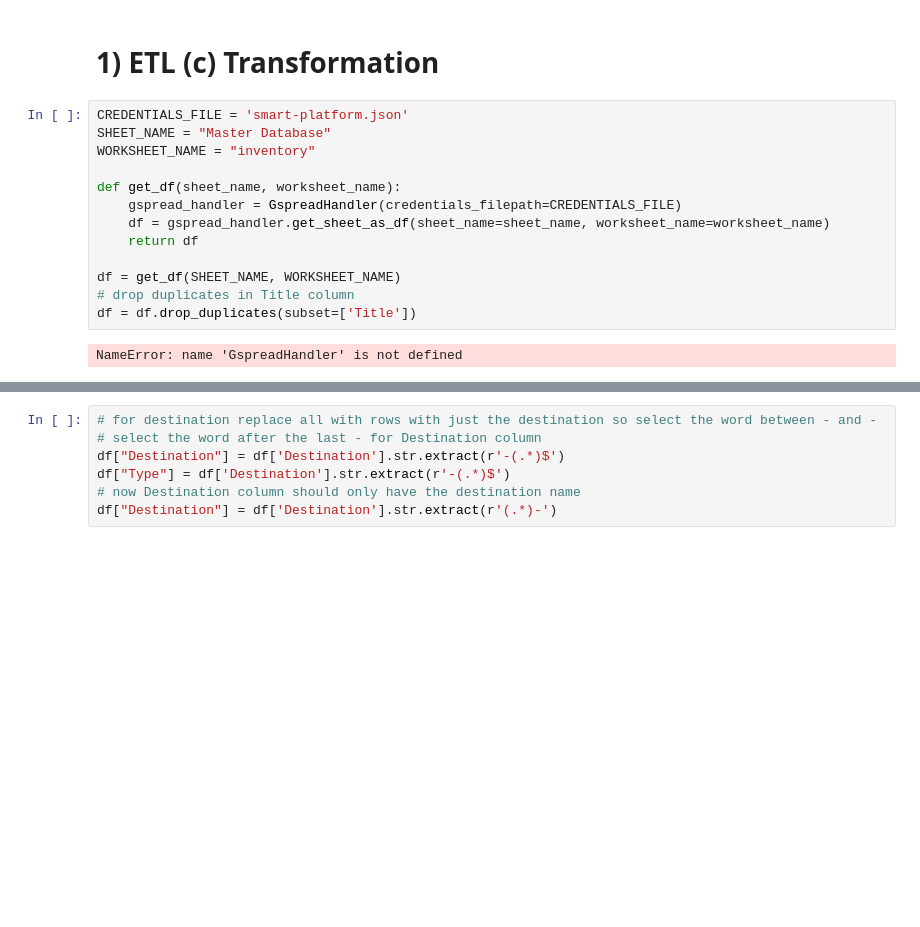
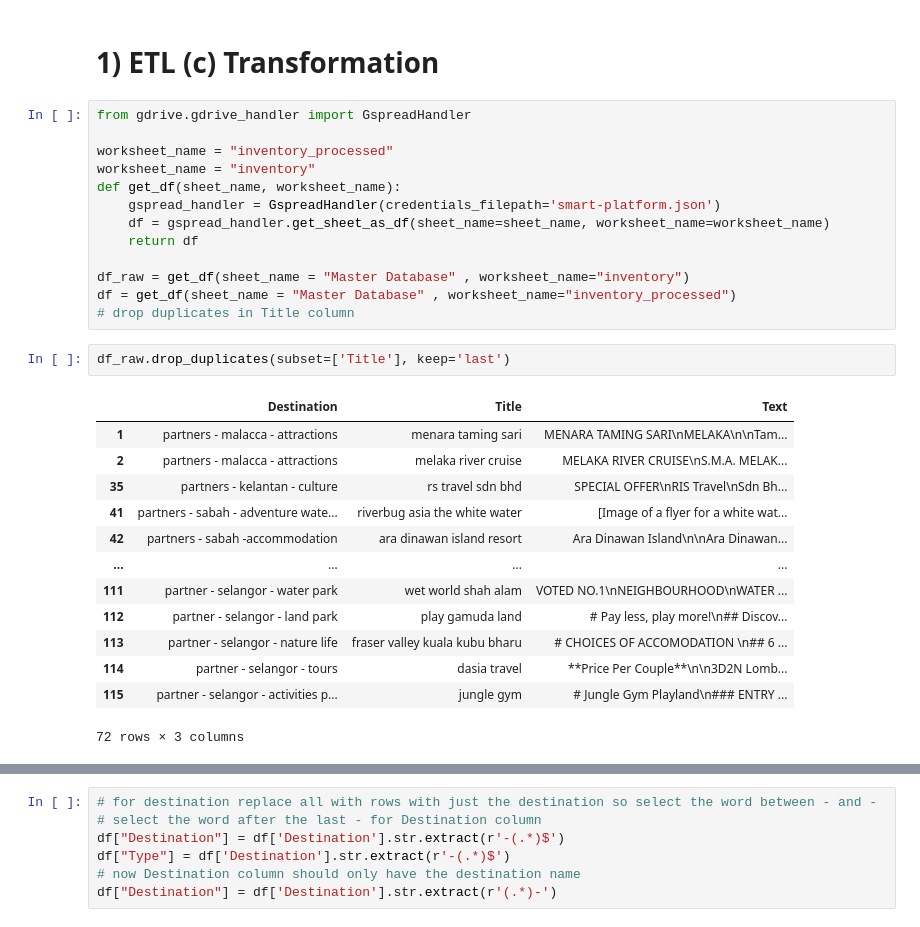
Before and after one commit to shaikrezashafiqbSA/Simple-Flask-RAG, a Jupyter notebook: ETL.ipynb, the cells around one changed output, grey strips where cells are left out. Saved outputs shown, nothing was run; the diff lists cells and outputs as text; blank space fills up the shorter version.

```diff
--- a/ETL.ipynb
+++ b/ETL.ipynb
@@ -278,17 +67,31 @@ if __name__ == '__main__':
 # %% [markdown]
 # 1) ETL (c) Transformation
 # %%
-CREDENTIALS_FILE = 'smart-platform.json'
-SHEET_NAME = "Master Database"
-WORKSHEET_NAME = "inventory"
+from gdrive.gdrive_handler import GspreadHandler
 
+worksheet_name = "inventory_processed"
+worksheet_name = "inventory"
 def get_df(sheet_name, worksheet_name):
-    gspread_handler = GspreadHandler(credentials_filepath=CREDENTIALS_FILE)
+    gspread_handler = GspreadHandler(credentials_filepath='smart-platform.json')
     df = gspread_handler.get_sheet_as_df(sheet_name=sheet_name, worksheet_name=worksheet_name)
     return df
 
-df = get_df(SHEET_NAME, WORKSHEET_NAME)
+df_raw = get_df(sheet_name = "Master Database" , worksheet_name="inventory")
+df = get_df(sheet_name = "Master Database" , worksheet_name="inventory_processed")
 # drop duplicates in Title column
-df = df.drop_duplicates(subset=['Title'])
-# %% [output]
-NameError: name 'GspreadHandler' is not defined
+# %%
+df_raw.drop_duplicates(subset=['Title'], keep='last')
+# %% [output]
+|  | Destination | Title | Text |
+| 1 | partners - malacca - attractions | menara taming sari | MENARA TAMING SARI\nMELAKA\n\nTam... |
+| 2 | partners - malacca - attractions | melaka river cruise | MELAKA RIVER CRUISE\nS.M.A. MELAK... |
+| 35 | partners - kelantan - culture | rs travel sdn bhd | SPECIAL OFFER\nRIS Travel\nSdn Bh... |
+| 41 | partners - sabah - adventure wate... | riverbug asia the white water | [Image of a flyer for a white wat... |
+| 42 | partners - sabah -accommodation | ara dinawan island resort | Ara Dinawan Island\n\nAra Dinawan... |
+| ... | ... | ... | ... |
+| 111 | partner - selangor - water park | wet world shah alam | VOTED NO.1\nNEIGHBOURHOOD\nWATER ... |
+| 112 | partner - selangor - land park | play gamuda land | # Pay less, play more!\n## Discov... |
+| 113 | partner - selangor - nature life | fraser valley kuala kubu bharu | # CHOICES OF ACCOMODATION \n## 6 ... |
+| 114 | partner - selangor - tours | dasia travel | **Price Per Couple**\n\n3D2N Lomb... |
+| 115 | partner - selangor - activities p... | jungle gym | # Jungle Gym Playland\n### ENTRY ... |
+72 rows × 3 columns
```
Also changed, not shown: parts of 13 cells of this notebook, 3 other files.
